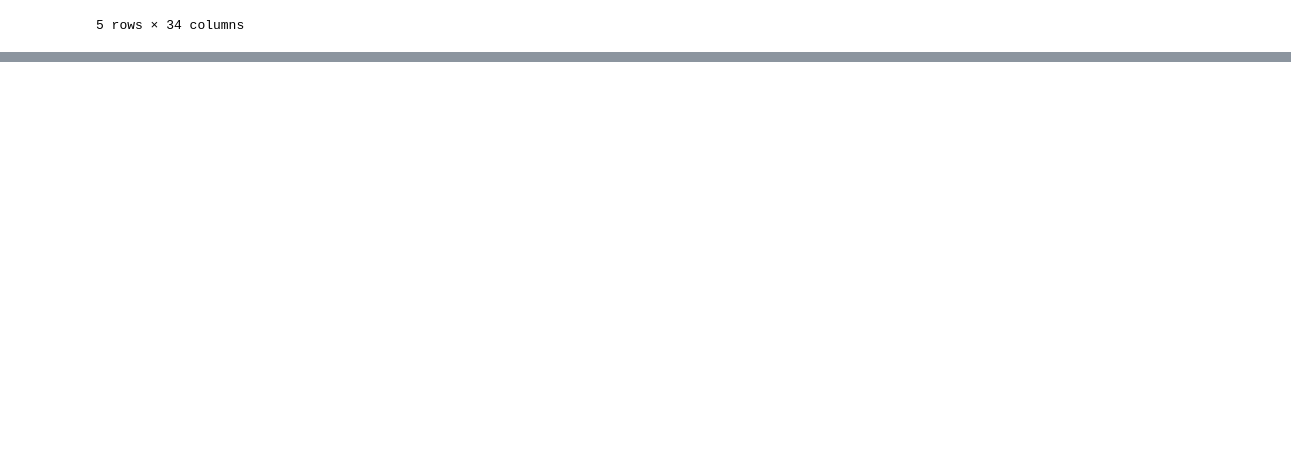
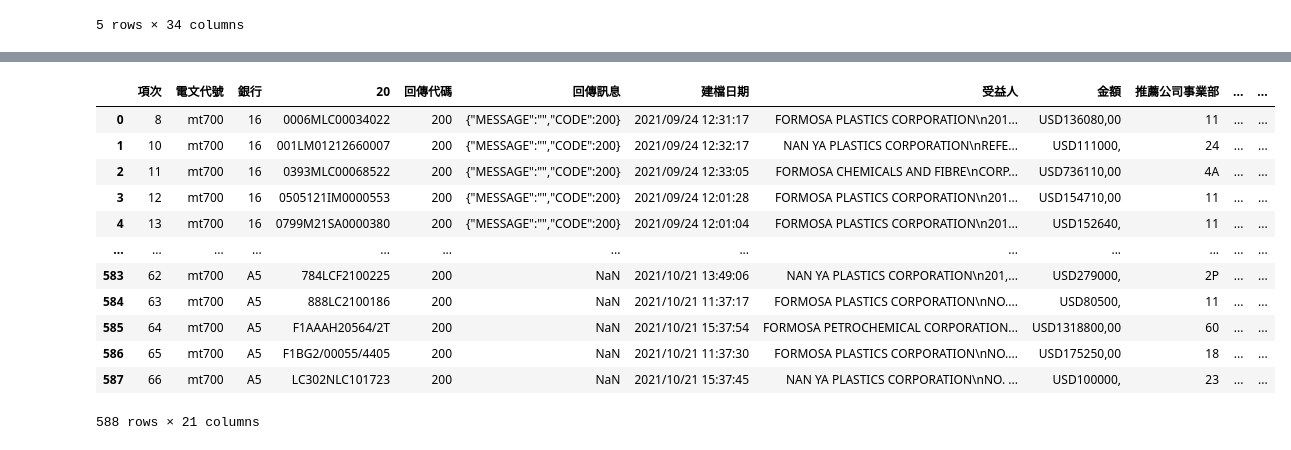
Before and after one commit to skywalker0803r/Letter-of-Credit-Intelligent-Auxiliary-Semantic-Analysis-System, a Jupyter notebook: notebook/測試結果debug.ipynb, the cells around one changed output, grey strips where cells are left out. Drawn from its saved outputs; the diff is of its cells as text; code cells hidden in the pictures; blank space fills up the shorter version.

```diff
--- a/notebook/測試結果debug.ipynb
+++ b/notebook/測試結果debug.ipynb
@@ -41,3 +41,20 @@ df
 | 578 | FORMOSA PLASTICS CORPORATION | [' GRADE ', 'TAISOX'] | GRADE | 18 | ['11', '18'] | 11 | 11 |
 | 583 | NAN YA PLASTICS CORPORATION | ['14 BUTANDIOLHSNSAC'] | 14 BUTANDIOLHSNSAC | 2P | ['寶典裡沒有'] | 27 | 27 |
 | 585 | FORMOSA PETROCHEMICAL CORP | ['BASE OIL'] | BASE OIL | 60 | ['64'] | 61 | 64 |
+# %%
+error_test = pd.read_csv('../data/測試數據/0927到1022.csv',index_col=0).reset_index(drop=True)
+error_test
+# %% [output]
+|  | 項次 | 電文代號 | 銀行 | 20 | 回傳代碼 | 回傳訊息 | 建檔日期 | 受益人 | 金額 | 推薦公司事業部 | ... | ... |
+| 0 | 8 | mt700 | 16 | 0006MLC00034022 | 200 | {"MESSAGE":"","CODE":200} | 2021/09/24 12:31:17 | FORMOSA PLASTICS CORPORATION\n201... | USD136080,00 | 11 | ... | ... |
+| 1 | 10 | mt700 | 16 | 001LM01212660007 | 200 | {"MESSAGE":"","CODE":200} | 2021/09/24 12:32:17 | NAN YA PLASTICS CORPORATION\nREFE... | USD111000, | 24 | ... | ... |
+| 2 | 11 | mt700 | 16 | 0393MLC00068522 | 200 | {"MESSAGE":"","CODE":200} | 2021/09/24 12:33:05 | FORMOSA CHEMICALS AND FIBRE\nCORP... | USD736110,00 | 4A | ... | ... |
+| 3 | 12 | mt700 | 16 | 0505121IM0000553 | 200 | {"MESSAGE":"","CODE":200} | 2021/09/24 12:01:28 | FORMOSA PLASTICS CORPORATION\n201... | USD154710,00 | 11 | ... | ... |
+| 4 | 13 | mt700 | 16 | 0799M21SA0000380 | 200 | {"MESSAGE":"","CODE":200} | 2021/09/24 12:01:04 | FORMOSA PLASTICS CORPORATION\n201... | USD152640, | 11 | ... | ... |
+| ... | ... | ... | ... | ... | ... | ... | ... | ... | ... | ... | ... | ... |
+| 583 | 62 | mt700 | A5 | 784LCF2100225 | 200 | NaN | 2021/10/21 13:49:06 | NAN YA PLASTICS CORPORATION\n201,... | USD279000, | 2P | ... | ... |
+| 584 | 63 | mt700 | A5 | 888LC2100186 | 200 | NaN | 2021/10/21 11:37:17 | FORMOSA PLASTICS CORPORATION\nNO.... | USD80500, | 11 | ... | ... |
+| 585 | 64 | mt700 | A5 | F1AAAH20564/2T | 200 | NaN | 2021/10/21 15:37:54 | FORMOSA PETROCHEMICAL CORPORATION... | USD1318800,00 | 60 | ... | ... |
+| 586 | 65 | mt700 | A5 | F1BG2/00055/4405 | 200 | NaN | 2021/10/21 11:37:30 | FORMOSA PLASTICS CORPORATION\nNO.... | USD175250,00 | 18 | ... | ... |
+| 587 | 66 | mt700 | A5 | LC302NLC101723 | 200 | NaN | 2021/10/21 15:37:45 | NAN YA PLASTICS CORPORATION\nNO. ... | USD100000, | 23 | ... | ... |
+588 rows × 21 columns
```
Also changed, not shown: parts of 2 cells of this notebook.
